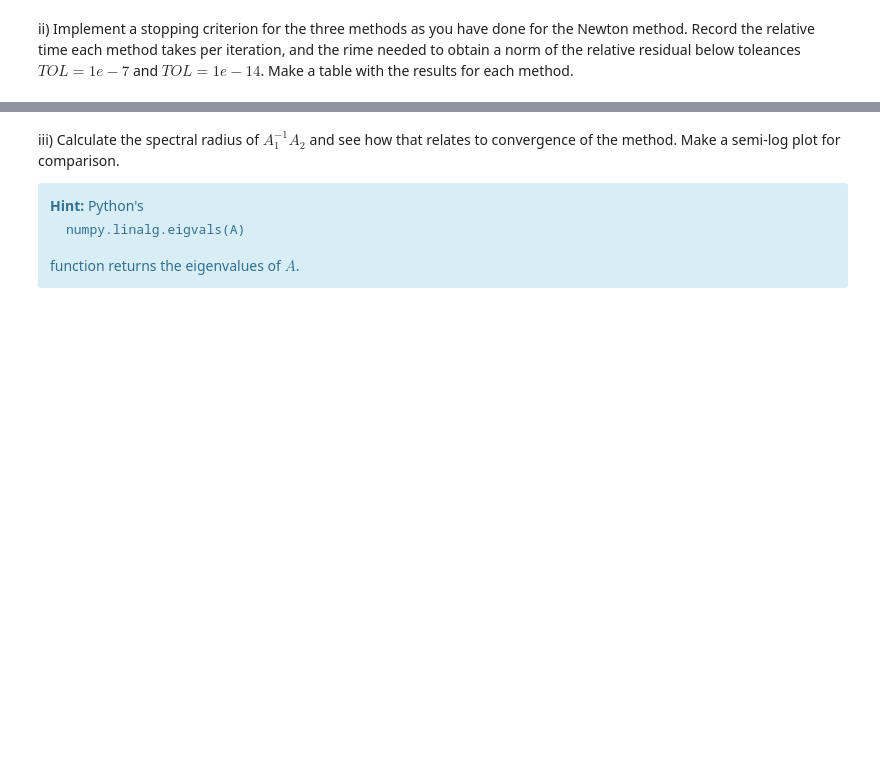
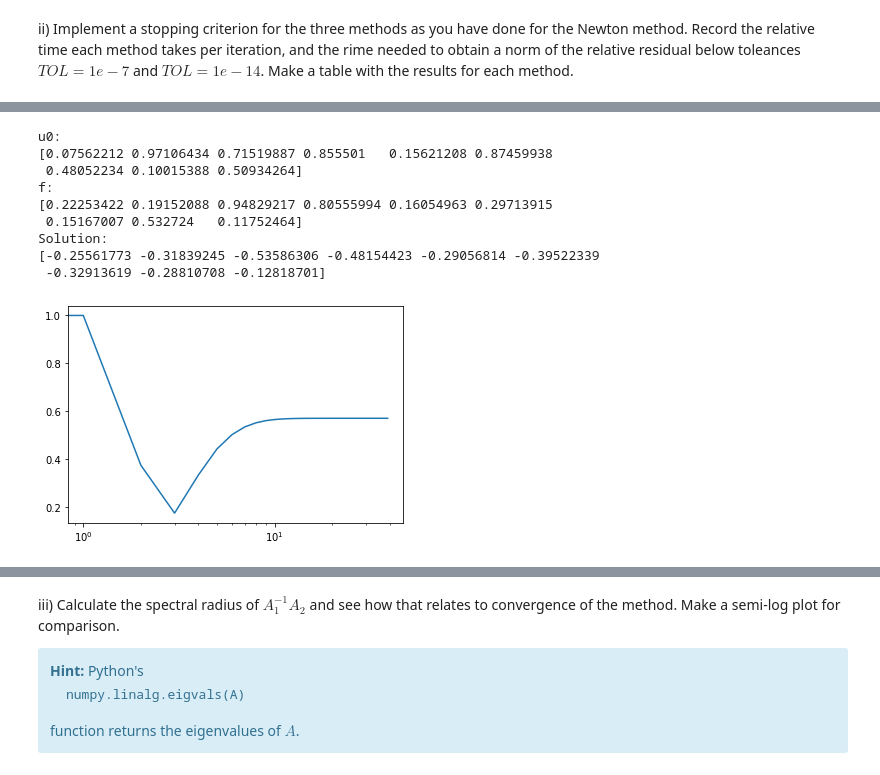
Before and after one commit to CelestialCry/Numerical-Methods, a Jupyter notebook: Øving/Assignment1.ipynb, the cells around one changed output, grey strips where cells are left out. Drawn from its saved outputs; the diff is of its cells as text; code cells hidden in the pictures; blank space fills up the shorter version.

```diff
--- a/Øving/Assignment1.ipynb
+++ b/Øving/Assignment1.ipynb
@@ -142,0 +185,6 @@ ii) Implement a stopping criterion for the three methods as you have done for th
+# %%
+def ForwardGSMeth(A, f, u0, maxIter = 50, TOL = 1e-10, *args):
+    A1Inv = np.linalg.inv(extractDiagonal(A) - extractLower(A))
+    A2 = extractUpper(A)
+
+    return generalIteration(A, A1Inv, A2, f, u0, maxIter, TOL)
@@ -142,0 +228,13 @@ ii) Implement a stopping criterion for the three methods as you have done for th
+# %%
+testIteration(ForwardGSMeth, maxIter = 1000)
+# %% [output]
+u0:
+[0.07562212 0.97106434 0.71519887 0.855501   0.15621208 0.87459938
+ 0.48052234 0.10015388 0.50934264]
+f:
+[0.22253422 0.19152088 0.94829217 0.80555994 0.16054963 0.29713915
+ 0.15167007 0.532724   0.11752464]
+Solution:
+[-0.25561773 -0.31839245 -0.53586306 -0.48154423 -0.29056814 -0.39522339
+ -0.32913619 -0.28810708 -0.12818701]
+[figure, added]
```
Also changed, not shown: parts of 12 cells of this notebook.
